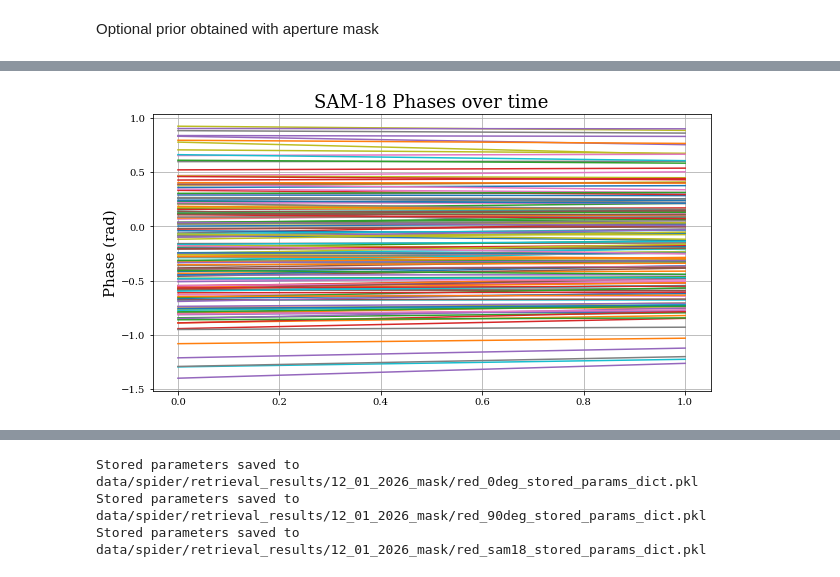
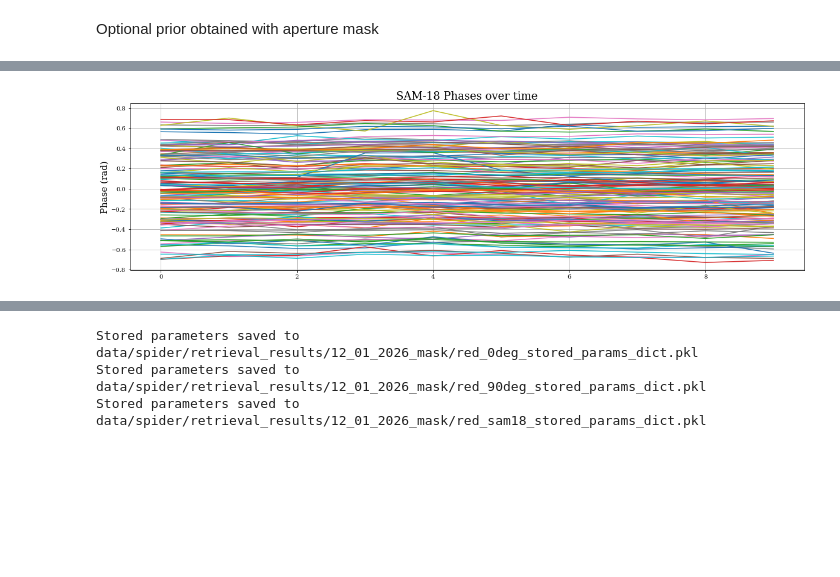
Before and after one commit to TolimanSpace/toliman_dp_design_testing, a Jupyter notebook: System_Aberrations.ipynb, the cells around one changed output, grey strips where cells are left out. Drawn from its saved outputs; the diff is of its cells as text; code cells hidden in the pictures; blank space fills up the shorter version.

```diff
--- a/System_Aberrations.ipynb
+++ b/System_Aberrations.ipynb
@@ -385,12 +313,12 @@ class ApplyBFSPixelResponse(dl.layers.detector_layers.DetectorLayer):
         return psf_obj
 # %%
 # Zernike aberrations
-zernike_indicies = jnp.arange(4, 15) # up to 10th noll idxs (excluding piston)
+zernike_indicies = jnp.arange(4, 36)
 coeffs = jnp.zeros(zernike_indicies.shape)
 basis = dlu.zernike_basis(js=zernike_indicies, coordinates=coords, diameter=aperture_diameter)
 
 # Using PointSources instead of single PointSource object to overcome float grad issue when solving for flux
-red_src = dl.PointSources(wavelengths=[red_laser_wl], flux =jnp.asarray([1e9],dtype=float))
+red_src = dl.PointSources(wavelengths=[red_laser_wl], flux =jnp.asarray([1e13],dtype=float))
 
 spider_angles = [180, 270] #270 # 0deg is spider pointing vertically up (if looking at 'lower' origin), rotates CW from 0deg
 optical_systems = []
@@ -433,7 +361,6 @@ plt.title("270deg")
 plt.colorbar()
 
 # ----------------------------------------------------------------------------------#
-# # Create detector layer to characterise non-linear response of BFS det
 # row_start, col_start = 1676, 2532 # Start coord of window on det where data was taken
 # row_len, col_len = 86, 76   # window size of recorded data
 # psf_hlf_sz = 14             # half window sz of cropped data
@@ -493,7 +420,7 @@ spider_imgs = np.asarray([np.flip(np.load(data_dir+img_fname)) for img_fname in
 
 bckgnds = []
 
-n_frames = 2#imgs[0].shape[0]   #number of frames to perform phase retrieval on
+n_frames = 10 #imgs[0].shape[0]   #number of frames to perform phase retrieval on
 step_sz = int(imgs[0].shape[0]/n_frames) # step size for frames (equally spaced frame grabs)
 print(imgs[0].shape)
 # %% [output]
@@ -565,0 +503,18 @@ Frames to sample: [ 0 50] (2 of them)
+# %%
+data_gif = False
+if data_gif:
+    with imageio.get_writer(save_dir+"data.gif", mode='I', duration=50, loop=0) as writer:
+        for frame_n, frame in enumerate(linear_imgs[:,0,:,:]):
+            try:
+                plt.figure(figsize=(6,5))
+                plt.imshow(frame, norm=PowerNorm(gamma=0.5, vmin=0, vmax=65000), cmap='inferno')
+                plt.colorbar()
+                plt.title("Frame {}".format(frame_n))
+                plt.savefig(save_dir+"data_frame_{}.png".format(frame_n))
+                plt.close()
+
+                img = imageio.imread(save_dir+"data_frame_{}.png".format(frame_n))
+                writer.append_data(img)
+
+            except Exception as e:
+                print(e)
@@ -576,8 +537,8 @@ if ph_prior:
     psf_hlf = 130//2
     for frame_n in frames_i:
         data = spider_imgs[0][frame_n,:,:]
-        data_remapped = 0.0 + ((1.0 - 0.0)/(data.max()-data.min()))*(data - data.min()) #[0,1] otput range
-        data = np.power((data_remapped-alpha_cropped)/beta_cropped, (1/gamma_cropped))
+        # data_remapped = 0.0 + ((1.0 - 0.0)/(data.max()-data.min()))*(data - data.min()) #[0,1] otput range
+        # data = np.power((data_remapped-alpha_cropped)/beta_cropped, (1/gamma_cropped))
 
         psf_center_idx = np.unravel_index(np.argmax(data, axis=None), data.shape)
         data = data[psf_center_idx[0]-psf_hlf:psf_center_idx[0]+psf_hlf,
@@ -585,6 +546,7 @@ if ph_prior:
 
         linear_spider.append(data)
     linear_spider = np.asarray(linear_spider)
+    stdev_linear_spider = jnp.std(linear_spider, axis=0)
 
     # --- windowing (i'm hoping this will give me better splodge sampling)
     padded_linear_spider = [np.pad(arr, pad_width=50) for arr in linear_spider]
@@ -765,24 +728,26 @@ if ph_prior:
 # %%
 if ph_prior:
     # ph time series
     ts_ph = []
-    for frame in pd_wnd_linear_spider:
-        _, _, ph = compute_complex_vis(frame)
-        diff_ph = UVHelper.read_splodge(ph_data=ph, mask_idx=0)
+    for frame_ph in norm_linear_sam18_ph:
+        diff_ph = UVHelper.read_splodge(ph_data=frame_ph, mask_idx=0)
         ts_ph.append(diff_ph)
 
     ts_ph = np.asarray(ts_ph)
-    plt.figure(figsize=(10,5))
+    plt.figure(figsize=(20,5))
     for i in range(ts_ph.shape[1]):
         plt.plot(ts_ph[:,i], label="Splodge {}".format(i+1))
 
     plt.grid()
+    # plt.axvline(13, color='k', linestyle='--', linewidth=1)
+    # plt.axvline(17, color='k', linestyle='--', linewidth=1)
+
     plt.title("SAM-18 Phases over time")
     plt.ylabel("Phase (rad)")
 
     # one happy with scaling set pupil phase
 # %% [output]
-[figure, old version]
+[figure, new version]
 # %%
 # # unit-test UVComponents.reconstruct_pupil_ph()
 # dummy_dAp = dynamic_aperture.set("AberratedAperture_0.coefficients", jnp.array([-red_laser_wl/5]))
```
Also changed, not shown: parts of 24 cells of this notebook, 3 other files.
